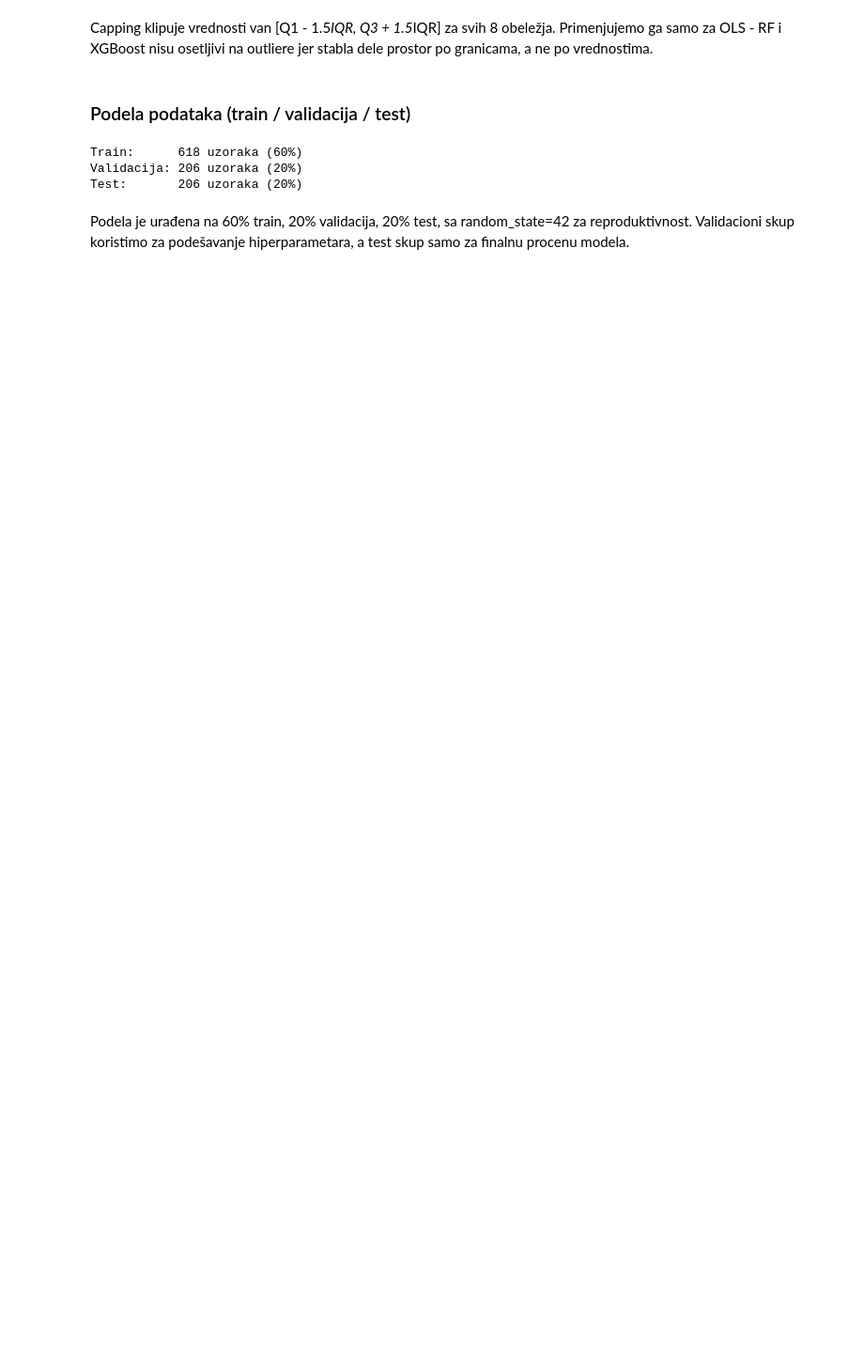
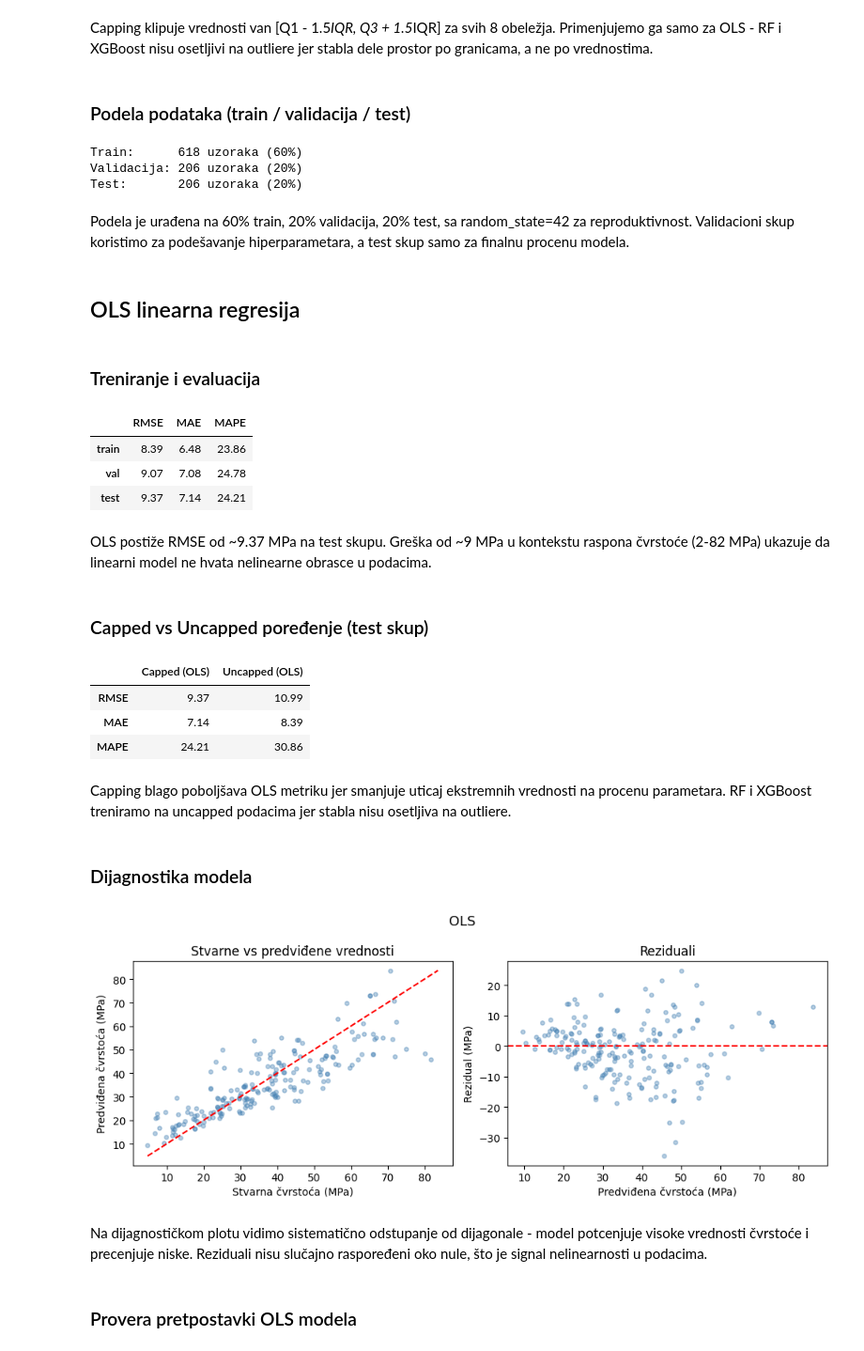
Before and after one commit to rev333nge/concrete-strength-prediction, a Jupyter notebook: notebook.ipynb, the cells around one changed output. Shown at 94% size. Cells and saved outputs as stored; diff of their text form; code cells hidden in the pictures; blank space fills up the shorter version.

```diff
--- a/notebook.ipynb
+++ b/notebook.ipynb
@@ -138,3 +124,48 @@ Validacija: 206 uzoraka (20%)
 Test:       206 uzoraka (20%)
 # %% [markdown]
 Podela je urađena na 60% train, 20% validacija, 20% test, sa random_state=42 za reproduktivnost. Validacioni skup koristimo za podešavanje hiperparametara, a test skup samo za finalnu procenu modela.
+# %% [markdown]
+## OLS linearna regresija
+# %% [markdown]
+### Treniranje i evaluacija
+# %%
+ols = train_ols(x_train, y_train)
+results_ols = evaluate_model(ols, x_train, x_val, x_test, y_train, y_val, y_test)
+pd.DataFrame(results_ols).T
+# %% [output]
+|  | RMSE | MAE | MAPE |
+| train | 8.39 | 6.48 | 23.86 |
+| val | 9.07 | 7.08 | 24.78 |
+| test | 9.37 | 7.14 | 24.21 |
+# %% [markdown]
+OLS postiže RMSE od ~9.37 MPa na test skupu. Greška od ~9 MPa u kontekstu raspona čvrstoće (2-82 MPa) ukazuje da linearni model ne hvata nelinearne obrasce u podacima.
+# %% [markdown]
+### Capped vs Uncapped poređenje (test skup)
+# %%
+x_train_u, x_val_u, x_test_u, y_train_u, y_val_u, y_test_u = split_data(df_feat)
+ols_uncapped = train_ols(x_train_u, y_train_u)
+
+res_capped   = evaluate_model(ols,          x_train,   x_val,   x_test,   y_train,   y_val,   y_test)
+res_uncapped = evaluate_model(ols_uncapped, x_train_u, x_val_u, x_test_u, y_train_u, y_val_u, y_test_u)
+
+pd.DataFrame({
+    "Capped (OLS)":   res_capped["test"],
+    "Uncapped (OLS)": res_uncapped["test"],
+})
+# %% [output]
+|  | Capped (OLS) | Uncapped (OLS) |
+| RMSE | 9.37 | 10.99 |
+| MAE | 7.14 | 8.39 |
+| MAPE | 24.21 | 30.86 |
+# %% [markdown]
+Capping blago poboljšava OLS metriku jer smanjuje uticaj ekstremnih vrednosti na procenu parametara. RF i XGBoost treniramo na uncapped podacima jer stabla nisu osetljiva na outliere.
+# %% [markdown]
+### Dijagnostika modela
+# %%
+plot_single_model_diagnostics("OLS", ols, x_test, y_test)
+# %% [output]
+[figure, added]
+# %% [markdown]
+Na dijagnostičkom plotu vidimo sistematično odstupanje od dijagonale - model potcenjuje visoke vrednosti čvrstoće i precenjuje niske. Reziduali nisu slučajno raspoređeni oko nule, što je signal nelinearnosti u podacima.
+# %% [markdown]
+### Provera pretpostavki OLS modela
```
Also changed, not shown: parts of 12 cells of this notebook, 2 other files.
